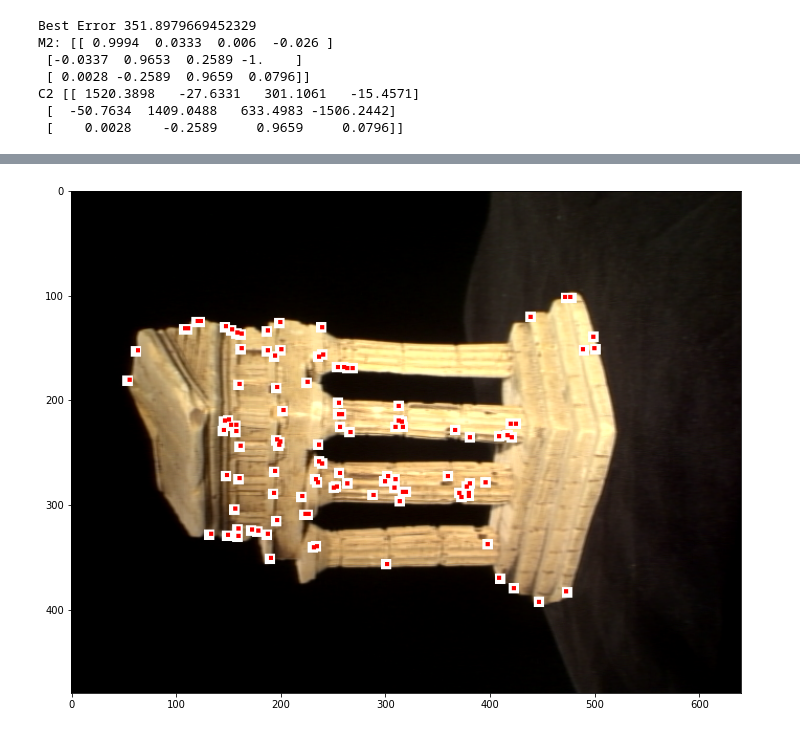
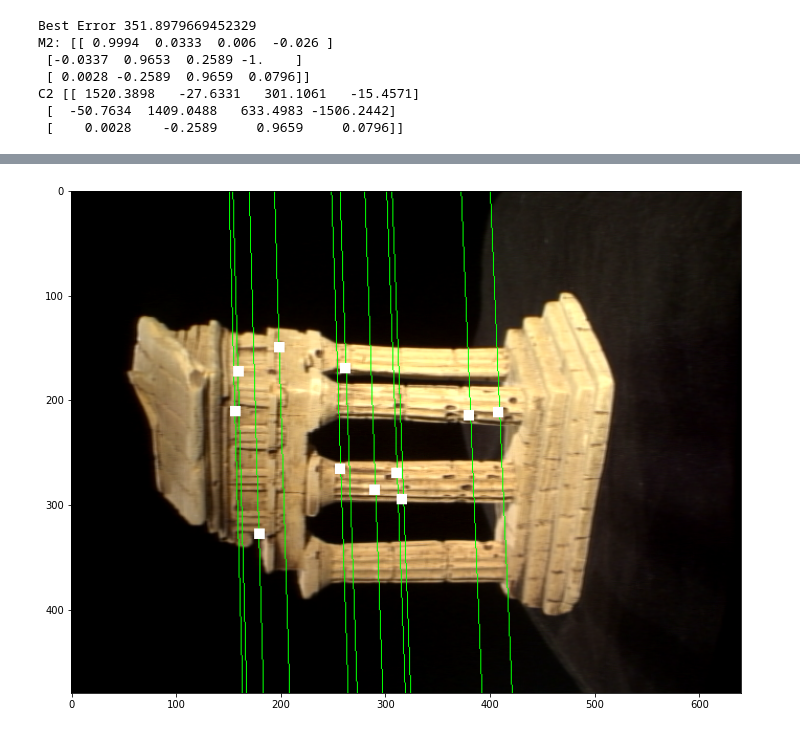
Before and after one commit to FranzEricSchneider/szeliski-algorithms-n-apps, a Jupyter notebook: class/hw5/q2.ipynb, the cells around one changed output, grey strips where cells are left out. Saved outputs shown, nothing was run; the diff lists cells and outputs as text; code cells hidden in the pictures.

Commit message:
Added a modification to plotting code for calibration math

```diff
--- a/class/hw5/q2.ipynb
+++ b/class/hw5/q2.ipynb
@@ -319,24 +319,68 @@ from matplotlib import pyplot
 r1 = 5
 r2 = 2
 
-K1 = intrinsics["K1"]
-M1 = np.hstack((np.identity(3), np.zeros(3)[:,np.newaxis]))
-C1 = K1.dot(M1)
-P_homogeneous = np.hstack((P, np.ones((len(P), 1))))
+# K1 = intrinsics["K1"]
+# K2 = intrinsics["K2"]
+# M1 = np.hstack((np.identity(3), np.zeros(3)[:,np.newaxis]))
+# C1 = K1.dot(M1)
+# P_homogeneous = np.hstack((P, np.ones((len(P), 1))))
 
-for image, C, pts in zip([im1.copy(), im2.copy()],
-                         [C1, C2],
-                         [pts1, pts2]):
-    for pt in pts:
-        image[pt[1]-r1:pt[1]+r1, pt[0]-r1:pt[0]+r1] = (1., 1., 1.)
+# for image, C, pts in zip([im1.copy(), im2.copy()],
+#                          [C1, C2],
+#                          [pts1, pts2]):
+#     for pt in pts:
+#         image[pt[1]-r1:pt[1]+r1, pt[0]-r1:pt[0]+r1] = (1., 1., 1.)
 
-    projected = P_homogeneous @ C.T
-    projected = (projected.T / projected[:, 2]).T
-    for pt in projected[:, :2]:
-        pt = pt.astype(int)
-        image[pt[1]-r2:pt[1]+r2, pt[0]-r2:pt[0]+r2] = (1., 0., 0.)
+#     projected = P_homogeneous @ C.T
+#     projected = (projected.T / projected[:, 2]).T
+#     for pt in projected[:, :2]:
+#         pt = pt.astype(int)
+#         image[pt[1]-r2:pt[1]+r2, pt[0]-r2:pt[0]+r2] = (1., 0., 0.)
 
-    figure = pyplot.figure(figsize=(12, 12))
-    pyplot.imshow(image)
-    pyplot.show()
+#     figure = pyplot.figure(figsize=(12, 12))
+#     pyplot.imshow(image)
+#     pyplot.show()
+
+image = im2.copy()
+C = C2
+pts = pts2
+
+E = essentialMatrix(F, K1, K2)
+K1_bad = K1.copy()
+K1_bad[0, 0] = K1_bad[0, 0] * 1.25
+K1_bad[1, 1] = K1_bad[1, 1] * 0.8
+K1_bad[1, 2] = K1_bad[1, 2] * 0.9
+K1_bad[0, 2] = K1_bad[0, 2] * 1.2
+K2_bad = K2.copy()
+K2_bad[0, 0] = K2_bad[0, 0] * 1.25
+K2_bad[1, 1] = K2_bad[1, 1] * 0.8
+K2_bad[1, 2] = K2_bad[1, 2] * 0.9
+K2_bad[0, 2] = K2_bad[0, 2] * 1.2
+F_bad = np.linalg.inv(K2_bad.T) @ E @ np.linalg.inv(K1_bad)
+for x1, y1 in pts1[::10]:
+    # Get the epipolar line in image 2
+    point = np.array([[x1], [y1], [1.0]])
+    epiline = (F_bad @ point).T[0]
+    # Loop over all points in the line. ax + by + c = 0, x is the horizontal coordinates,
+    # so we can loop over all x, calculate the matching y, and get the correspondence
+    a, b, c = epiline
+    points = []
+    for y2 in range(0, image.shape[0]):
+        # Calculate the y value on the epipolar line, then check that it's valid
+        x2 = int(-(b * y2 + c) / a)
+        if (x2 < 0) or (x2 >= im2.shape[1]):
+            continue
+        points.append((y2, x2))
+        image[y2, x2] = (0, 1, 0)
+
+for pt in pts[::10]:
+    image[pt[1]-r1:pt[1]+r1, pt[0]-r1:pt[0]+r1] = (1., 1., 1.)
+projected = P_homogeneous @ C.T
+projected = (projected.T / projected[:, 2]).T
+# for pt in projected[:, :2]:
+#     pt = pt.astype(int)
+#     image[pt[1]-r2:pt[1]+r2, pt[0]-r2:pt[0]+r2] = (1., 0., 0.)
+figure = pyplot.figure(figsize=(12, 12))
+pyplot.imshow(image)
+pyplot.show()
 # %% [output]
@@ -343 +404 @@ for image, C, pts in zip([im1.copy(), im2.copy()],
-[figure, old version]
+[figure, new version]
```
Also changed, not shown: parts of 4 cells of this notebook.
